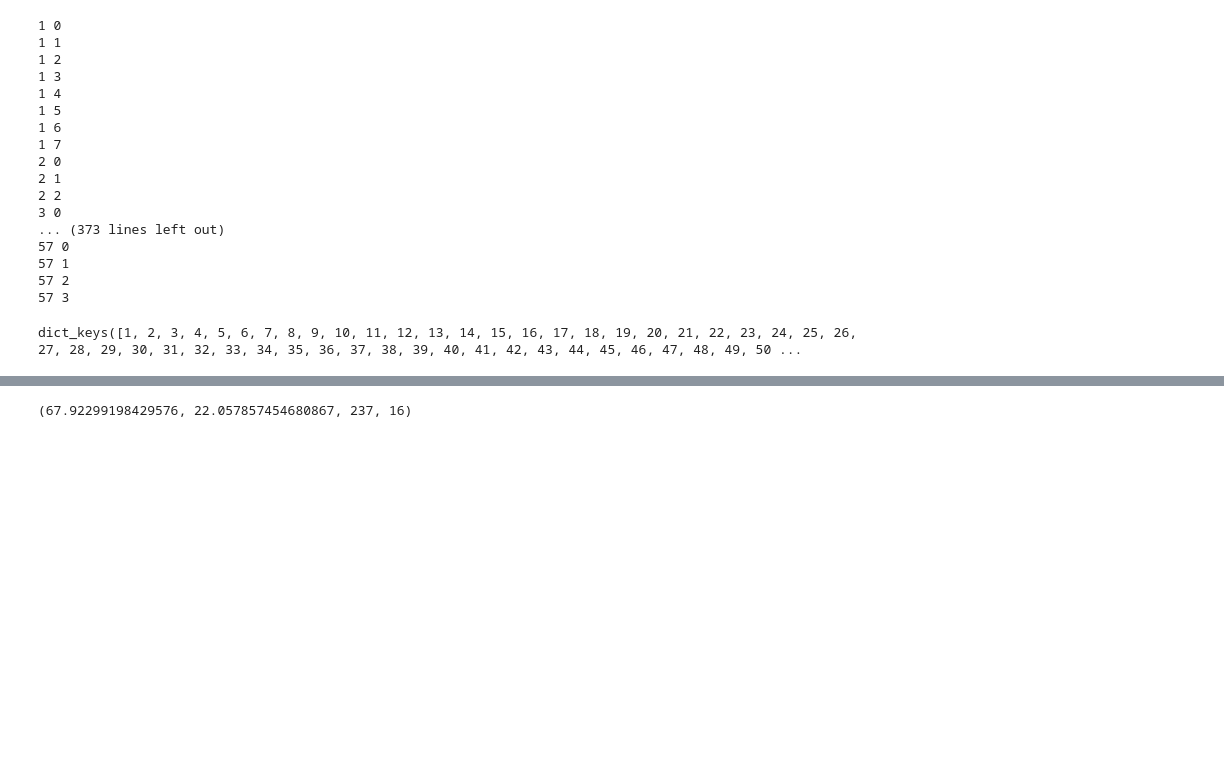
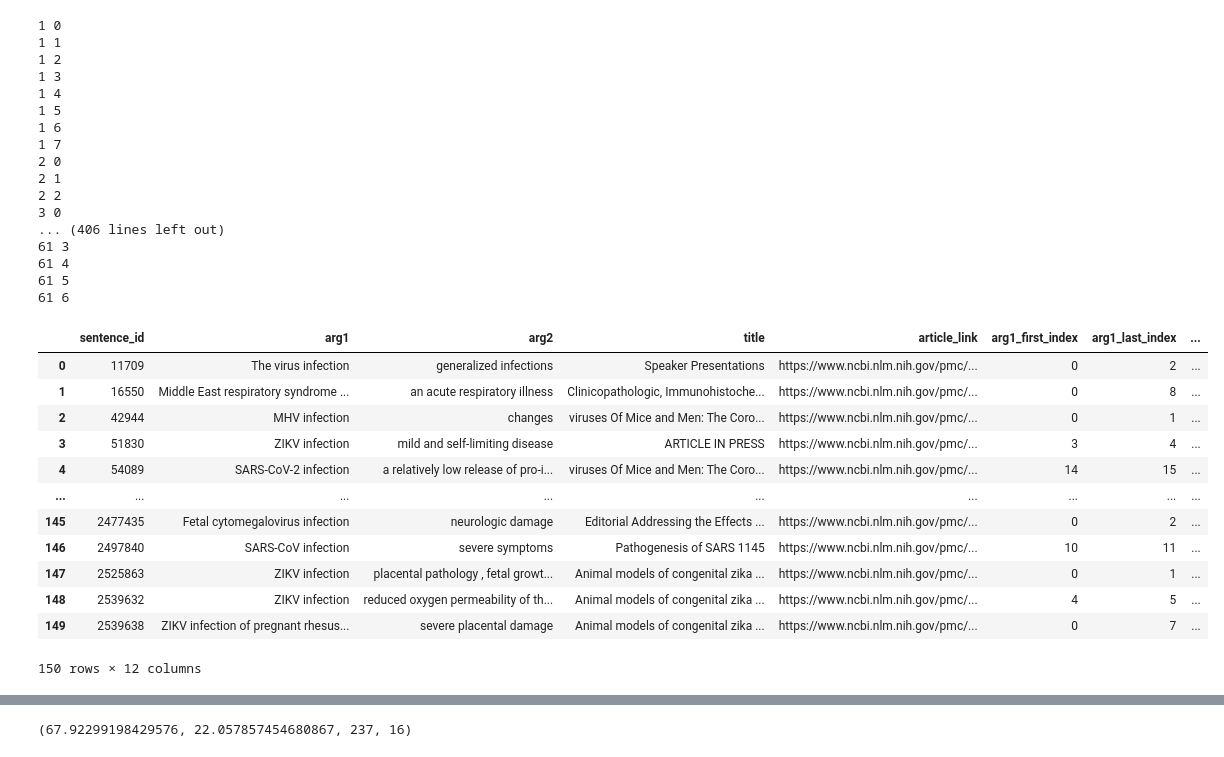
Before and after one commit to shauli-ravfogel/covid-alignment-supervised, a Jupyter notebook: data_generation.ipynb, the cells around one changed output, grey strips where cells are left out. Cells and saved outputs as stored; diff of their text form; code cells hidden in the pictures; blank space fills up the shorter version.

```diff
--- a/data_generation.ipynb
+++ b/data_generation.ipynb
@@ -55,26 +72,26 @@ print(id2query[1])
 # %%
-dataset_name = "covid19"
-num_results = 125
-query_type = "syntactic"
-import time
+# dataset_name = "covid19"
+# num_results = 150
+# query_type = "syntactic"
+# import time
 
-for i, q_and_id in tqdm.tqdm(enumerate(queries), total = len(queries)):
-    q, id = q_and_id.split("\t")
-    id = int(id)
-    try:
-        df = spike_queries.perform_query(q, dataset_name, num_results, query_type) #previously: word=Hawaii
-        queries2results[id].append(df)
-        time.sleep(2)
-    except Exception as e:
-        print("Error", i+1)
-        print(e)
+# for i, q_and_id in tqdm.tqdm(enumerate(queries), total = len(queries)):
+#     q, id = q_and_id.split("\t")
+#     id = int(id)
+#     try:
+#         df = spike_queries.perform_query(q, dataset_name, num_results, query_type) #previously: word=Hawaii
+#         queries2results[id].append(df)
+#         time.sleep(2)
+#     except Exception as e:
+#         print("Error", i+1)
+#         print(e)
 
-        continue
+#         continue
 # %%
-# for id, dfs in queries2results.items():
-#      for i,df in enumerate(dfs):
-#          print(id, i)
-#          queries2results[id][i] = df.dropna(subset=['arg1_first_index',"arg1_last_index","arg2_first_index","arg2_last_index"])
+for id, dfs in queries2results.items():
+     for i,df in enumerate(dfs):
+         print(id, i)
+         queries2results[id][i] = df.dropna(subset=['arg1_first_index',"arg1_last_index","arg2_first_index","arg2_last_index"])
 # %% [output]
 1 0
 1 1
@@ -88,25 +105,37 @@ for i, q_and_id in tqdm.tqdm(enumerate(queries), total = len(queries)):
 2 1
 2 2
 3 0
-... (373 lines left out)
-57 0
-57 1
-57 2
-57 3
+... (406 lines left out)
+61 3
+61 4
+61 5
+61 6
 # %%
 for id, dfs in queries2results.items():
       for i,df in enumerate(dfs):
             queries2results[id][i]["spike_query"] = id2query[id][i]
 # %%
-# with open("queries2results2.pickle", "wb") as f:
-#       pickle.dump(queries2results, f)
+with open("queries2results2.pickle", "wb") as f:
+      pickle.dump(queries2results, f)
 # %%
 with open("queries2results2.pickle", "rb") as f:
     queries2results = pickle.load(f)
-# %%
-queries2results.keys()
-# %% [output]
-dict_keys([1, 2, 3, 4, 5, 6, 7, 8, 9, 10, 11, 12, 13, 14, 15, 16, 17, 18, 19, 20, 21, 22, 23, 24, 25, 26, 27, 28, 29, 30, 31, 32, 33, 34, 35, 36, 37, 38, 39, 40, 41, 42, 43, 44, 45, 46, 47, 48, 49, 50 ...
+# %%
+queries2results[1][0]
+# %% [output]
+|  | sentence_id | arg1 | arg2 | title | article_link | arg1_first_index | arg1_last_index | ... |
+| 0 | 11709 | The virus infection | generalized infections | Speaker Presentations | https://www.ncbi.nlm.nih.gov/pmc/... | 0 | 2 | ... |
+| 1 | 16550 | Middle East respiratory syndrome ... | an acute respiratory illness | Clinicopathologic, Immunohistoche... | https://www.ncbi.nlm.nih.gov/pmc/... | 0 | 8 | ... |
+| 2 | 42944 | MHV infection | changes | viruses Of Mice and Men: The Coro... | https://www.ncbi.nlm.nih.gov/pmc/... | 0 | 1 | ... |
+| 3 | 51830 | ZIKV infection | mild and self-limiting disease | ARTICLE IN PRESS | https://www.ncbi.nlm.nih.gov/pmc/... | 3 | 4 | ... |
+| 4 | 54089 | SARS-CoV-2 infection | a relatively low release of pro-i... | viruses Of Mice and Men: The Coro... | https://www.ncbi.nlm.nih.gov/pmc/... | 14 | 15 | ... |
+| ... | ... | ... | ... | ... | ... | ... | ... | ... |
+| 145 | 2477435 | Fetal cytomegalovirus infection | neurologic damage | Editorial Addressing the Effects ... | https://www.ncbi.nlm.nih.gov/pmc/... | 0 | 2 | ... |
+| 146 | 2497840 | SARS-CoV infection | severe symptoms | Pathogenesis of SARS 1145 | https://www.ncbi.nlm.nih.gov/pmc/... | 10 | 11 | ... |
+| 147 | 2525863 | ZIKV infection | placental pathology , fetal growt... | Animal models of congenital zika ... | https://www.ncbi.nlm.nih.gov/pmc/... | 0 | 1 | ... |
+| 148 | 2539632 | ZIKV infection | reduced oxygen permeability of th... | Animal models of congenital zika ... | https://www.ncbi.nlm.nih.gov/pmc/... | 4 | 5 | ... |
+| 149 | 2539638 | ZIKV infection of pregnant rhesus... | severe placental damage | Animal models of congenital zika ... | https://www.ncbi.nlm.nih.gov/pmc/... | 0 | 7 | ... |
+150 rows × 12 columns
 # %%
 # queries2results_new = dict()
 # for k,dfs in queries2results.items():
```
Also changed, not shown: parts of 13 cells of this notebook.
